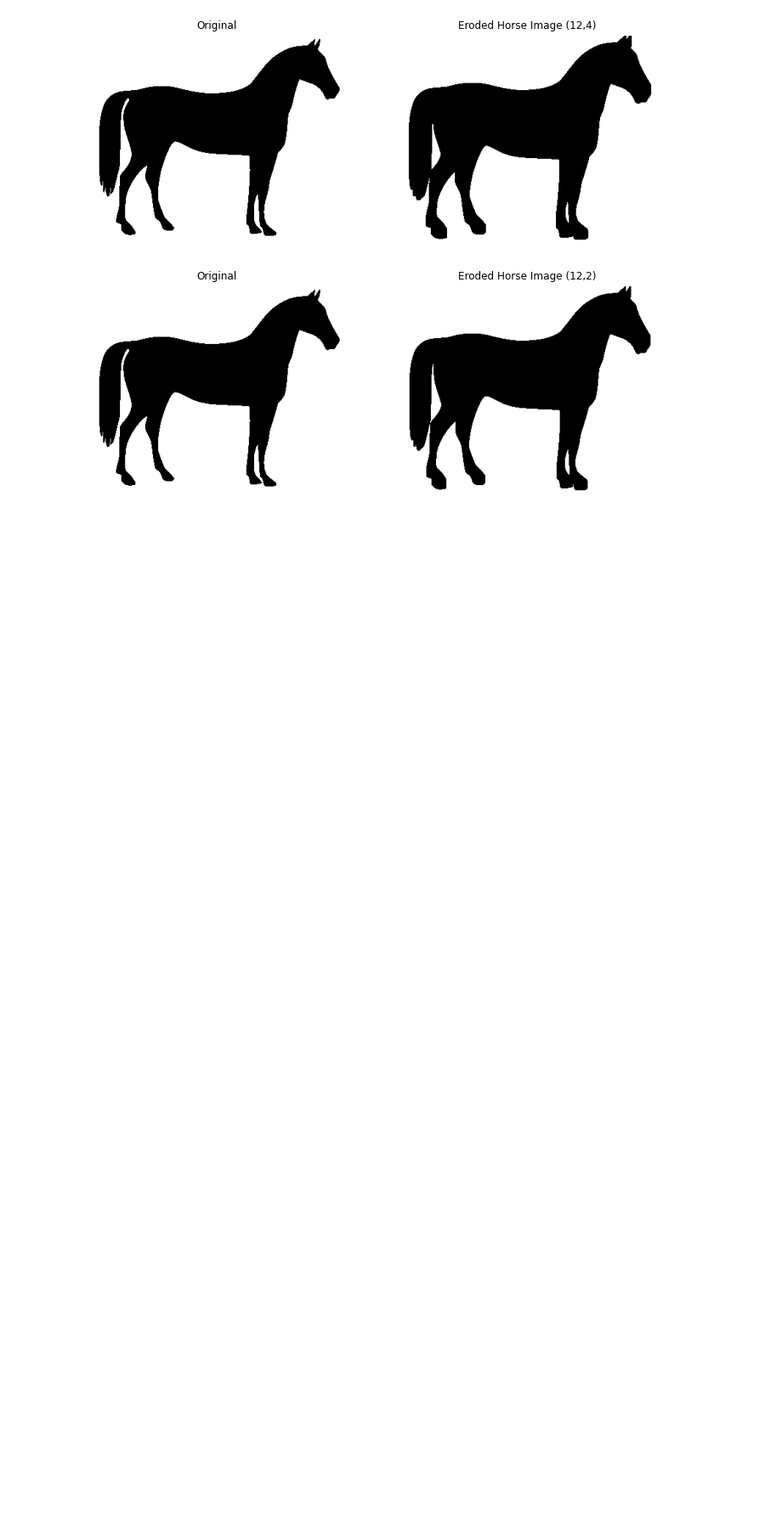
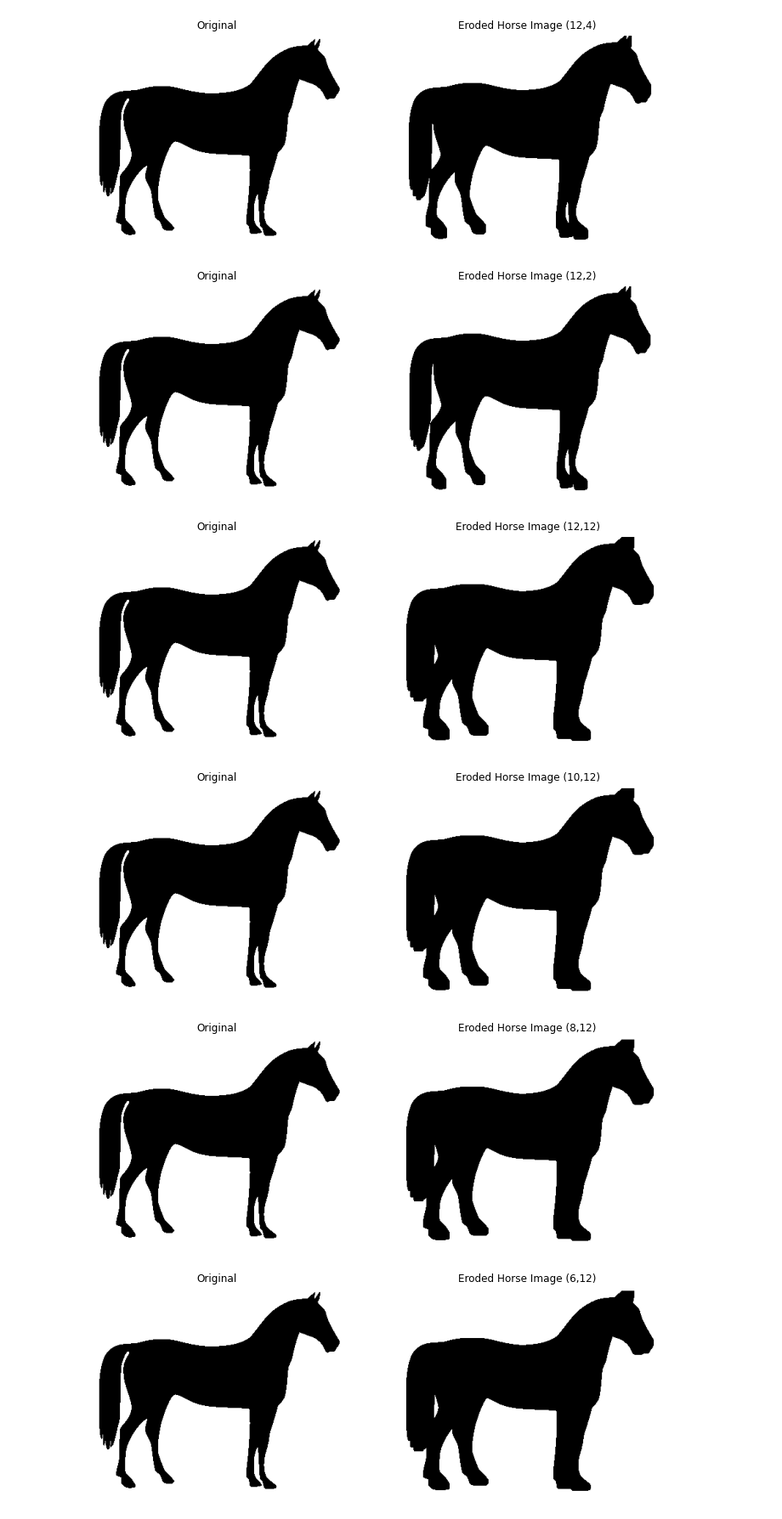
Before and after one commit to anmorgan24/Springboard, a Jupyter notebook: Notes/Image_Processing/Image_Processing_03.ipynb, the cells around one changed output. Shown at 85% size. Saved outputs shown, nothing was run; the diff lists cells and outputs as text; code cells hidden in the pictures; blank space fills up the shorter version.

Commit message:
varying col_size of structuring element for erosion

```diff
--- a/Notes/Image_Processing/Image_Processing_03.ipynb
+++ b/Notes/Image_Processing/Image_Processing_03.ipynb
@@ -332,3 +332,16 @@ for selem in selem_rows:
 [figure]
 [figure]
 [figure]
+# %%
+selem_rows2 = [12, 10, 8, 6, 4, 2]
+selem_cols2 = [12]
+# %%
+for selem in selem_rows2:
+    for selem_ in selem_cols2:
+        eroded_horse_image = morphology.binary_erosion(horse_image, selem=morphology.rectangle(selem, selem_))
+        plot_comparison(horse_image, 'Original', eroded_horse_image, 'Eroded Horse Image ('+ str(selem)+','+str(selem_)+')')
+# %% [output]
+[figure, added]
+[figure, added]
+[figure, added]
+[figure, added]
```
Also changed, not shown: parts of 1 cell of this notebook.
